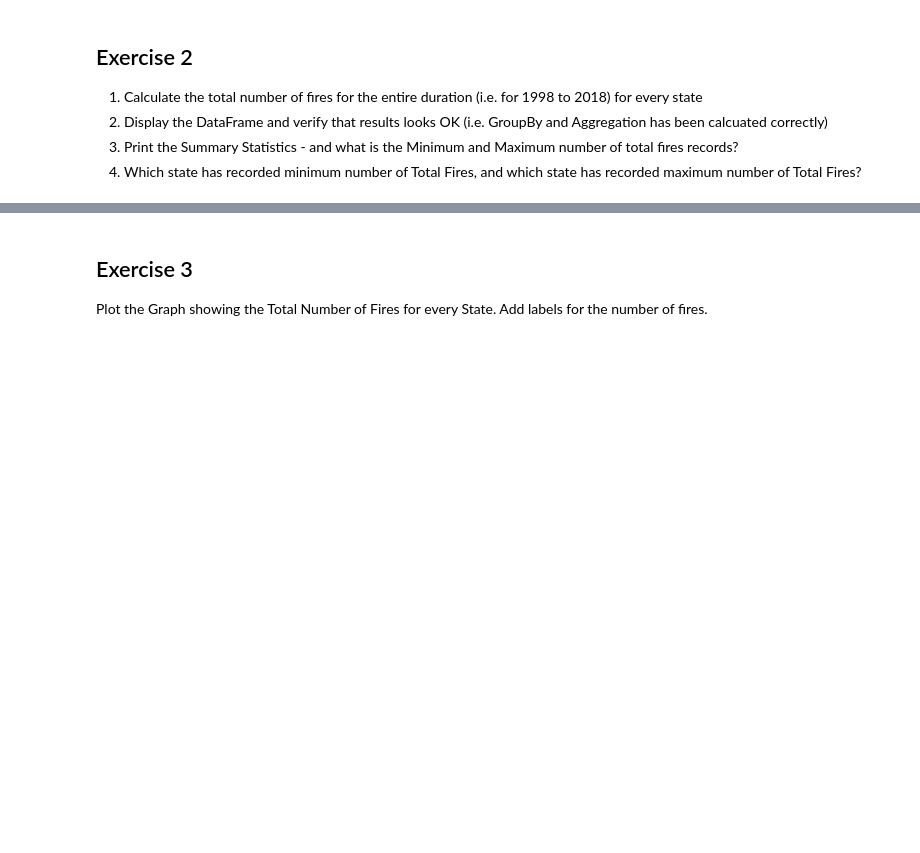
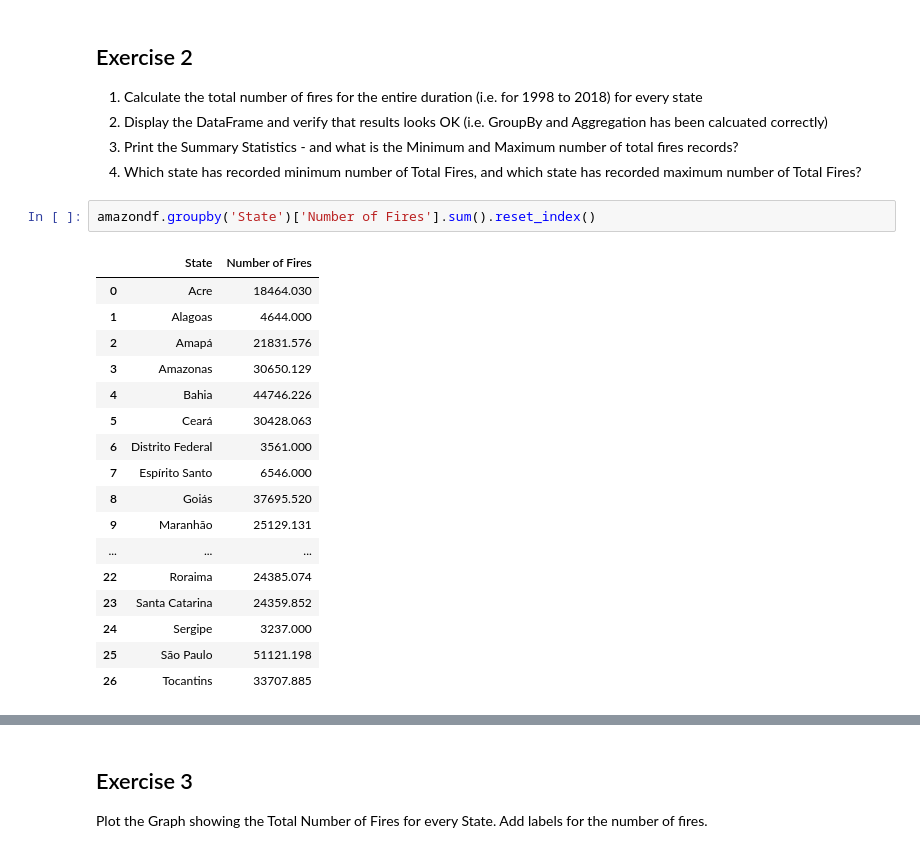
Before and after one commit to pcrespobootcamp/Spring2022, a Jupyter notebook: Class9b.ipynb, the cells around one changed output, grey strips where cells are left out. Cells and saved outputs as stored; diff of their text form; blank space fills up the shorter version.

```diff
--- a/Class9b.ipynb
+++ b/Class9b.ipynb
@@ -33,3 +68,23 @@ Find which state has recorded the maximum number of fires on any given day (not
 2. Display the DataFrame and verify that results looks OK (i.e. GroupBy and Aggregation has been calcuated correctly)
 3. Print the Summary Statistics - and what is the Minimum and Maximum number of total fires records?
 4. Which state has recorded minimum number of Total Fires, and which state has recorded maximum number of Total Fires?
+# %%
+amazondf.groupby('State')['Number of Fires'].sum().reset_index()
+# %% [output]
+|  | State | Number of Fires |
+| 0 | Acre | 18464.030 |
+| 1 | Alagoas | 4644.000 |
+| 2 | Amapá | 21831.576 |
+| 3 | Amazonas | 30650.129 |
+| 4 | Bahia | 44746.226 |
+| 5 | Ceará | 30428.063 |
+| 6 | Distrito Federal | 3561.000 |
+| 7 | Espírito Santo | 6546.000 |
+| 8 | Goiás | 37695.520 |
+| 9 | Maranhão | 25129.131 |
+| ... | ... | ... |
+| 22 | Roraima | 24385.074 |
+| 23 | Santa Catarina | 24359.852 |
+| 24 | Sergipe | 3237.000 |
+| 25 | São Paulo | 51121.198 |
+| 26 | Tocantins | 33707.885 |
```
Also changed, not shown: parts of 12 cells of this notebook, 2 other files.
